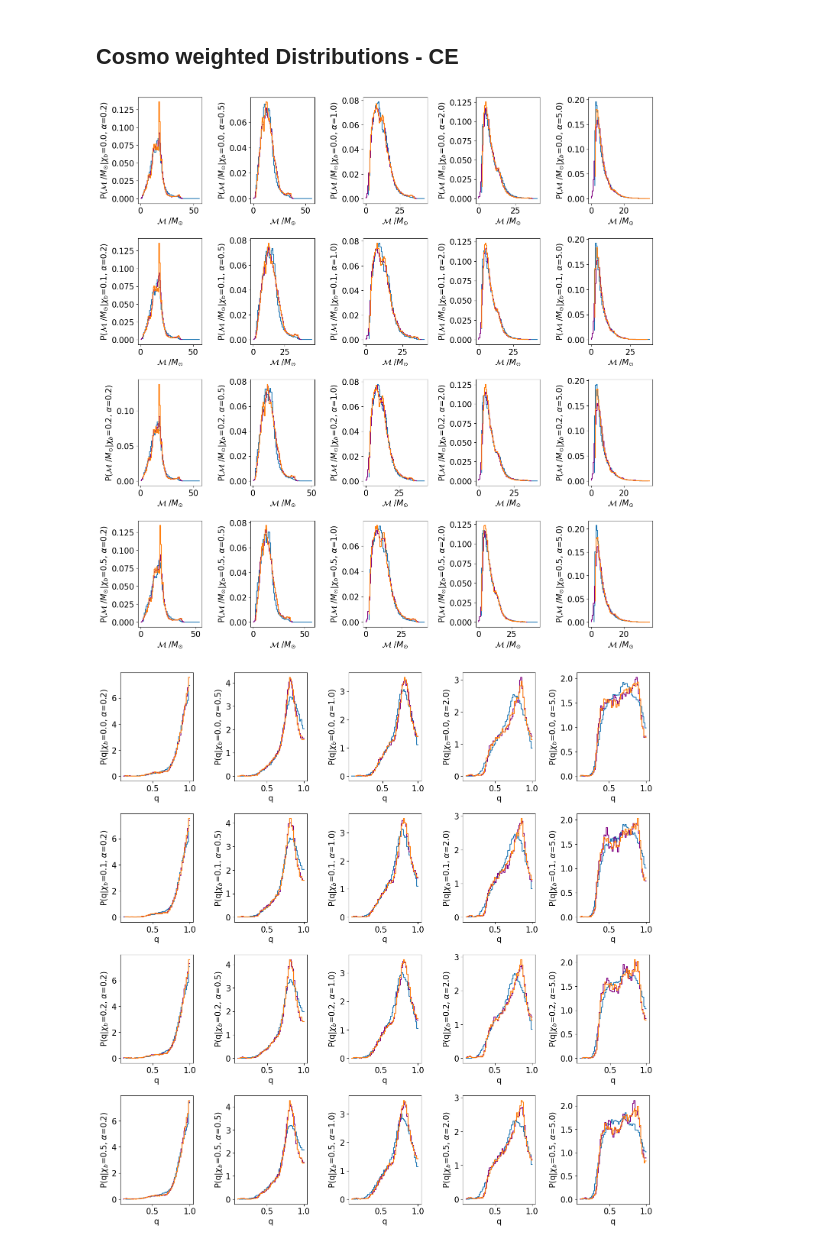
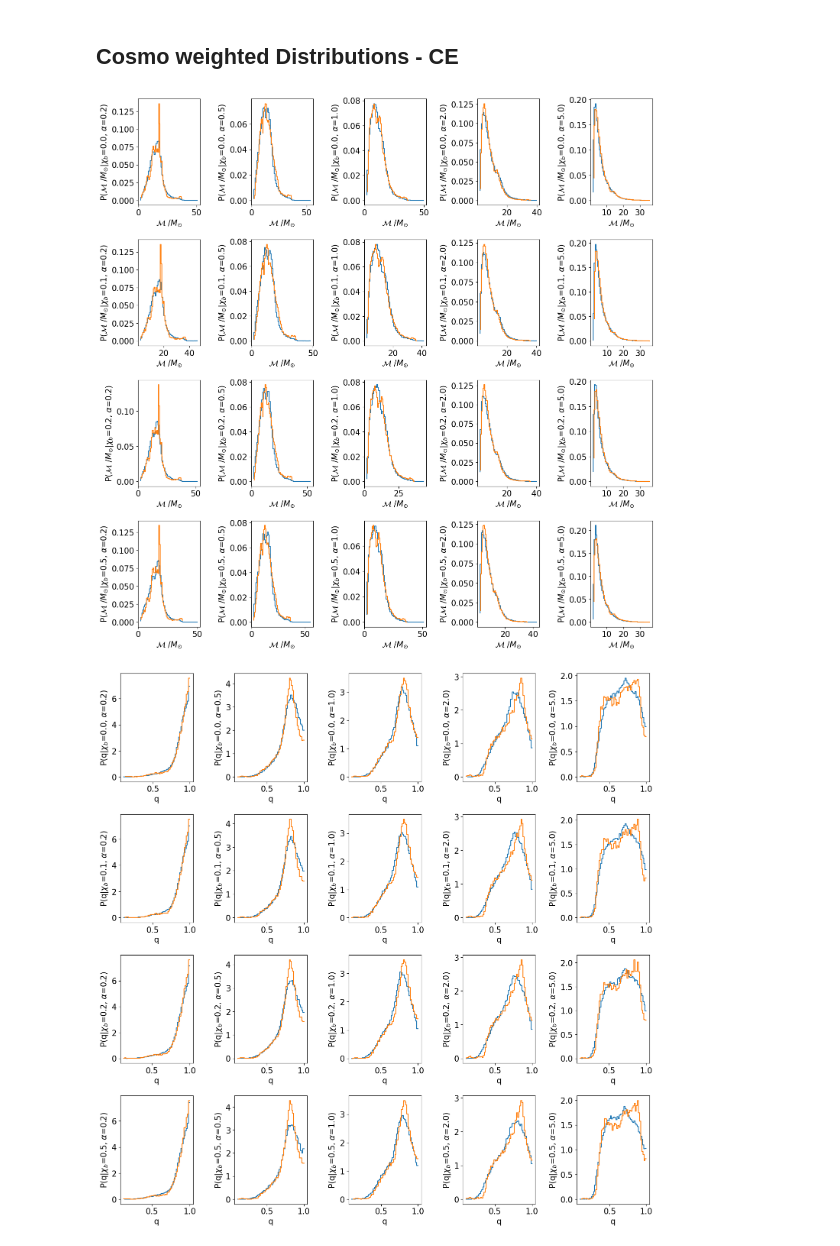
Before and after one commit to scolloms/AMAZE_model_selection, a Jupyter notebook: flow_models/check_trained_distribution.ipynb, the cells around one changed output. Cells and saved outputs as stored; diff of their text form; code cells hidden in the pictures.

```diff
--- a/flow_models/check_trained_distribution.ipynb
+++ b/flow_models/check_trained_distribution.ipynb
@@ -26,7 +28,7 @@ glasflow is using its own internal version of nflows
 #flags/inputs:
 param = ['mchirp','q', 'chieff', 'z']
 no_params = len(param)
-channel_label = 'SMT'
+channel_label = 'CE'
 
 channel_ids = {'CE':0, 'CHE':1,'GC':2,'NSC':3, 'SMT':4}
 channel_id = channel_ids[channel_label] #will be 0, 1, 2, 3, or 4
@@ -147,7 +149,7 @@ np.trapz(ptheta_achi_flow_persamp)
 # %% [output]
 array([-9.3172026e+08], dtype=float32)
 # %%
-flow.load_model('./', channel_label)
+flow.load_model('./raw_samples/', channel_label)
 weighted_flow.load_model('./cosmo_weights/newmappings_2/', channel_label)
 # %% [markdown]
 ## Unweighted flow distributions - nonCE
@@ -284,33 +286,33 @@ fig_z, ax_z = plt.subplots(4,5)
 
 param_label = ['$\mathcal{M}$ /$M_{\odot}$','q', '$\chi_{eff}$', 'z']
 
 for chi_b_id, xb in enumerate(chi_b):
     for alpha_id, a in enumerate(alpha_CE):
         flow_samples_stack = weighted_flow.flow.sample(no_samples, np.array([xb,a]))
         flow_mchirp = weighted_flow.expistic(flow_samples_stack[:,0], weighted_flow.mappings[0], weighted_flow.mappings[1])
         flow_q = weighted_flow.expistic(flow_samples_stack[:,1], weighted_flow.mappings[2])
         flow_chieff = np.tanh(flow_samples_stack[:,2])
         flow_z = weighted_flow.expistic(flow_samples_stack[:,3], weighted_flow.mappings[4], weighted_flow.mappings[5])
 
         mapped_flow_samples = [flow_mchirp,flow_q,flow_chieff,flow_z]
 
         kde_samples = KDE_models['CE'][submodels_dict[0][chi_b_id]][submodels_dict[1][alpha_id]].sample(no_samples)
 
         for i, ax in enumerate([ax_m,ax_q,ax_c,ax_z]):
             flow_distr, bin_edges = np.histogram(mapped_flow_samples[i], bins=no_bins, density=True)
             kde_distr, bin_edges_KDE = np.histogram(kde_samples[:,i], bins=no_bins, density=True)
             known_distr, bin_edges_known =np.histogram(models_dict[(chi_b_id,alpha_id)][:][param[i]], bins=no_bins, density=True, weights=weights_dict[(chi_b_id,alpha_id)][:])
             ax[chi_b_id,alpha_id].step(np.linspace(bin_edges[0],bin_edges[-1],no_bins),flow_distr, label='flow')
-            ax[chi_b_id,alpha_id].step(np.linspace(bin_edges_KDE[0],bin_edges_KDE[-1],no_bins),kde_distr,label='KDE', color='purple')
+            #ax[chi_b_id,alpha_id].step(np.linspace(bin_edges_KDE[0],bin_edges_KDE[-1],no_bins),kde_distr,label='KDE', color='purple')
             ax[chi_b_id,alpha_id].step(np.linspace(bin_edges_known[0],bin_edges_known[-1],no_bins),known_distr,label='underlying')
             #ax[chi_b_id,alpha_id].set_title(fr'$\chi_b$={xb} and $\alpha$={a}')
             ax[chi_b_id,alpha_id].set_xlabel(fr'{param_label[i]}')
             ax[chi_b_id,alpha_id].set_ylabel(fr'P({param_label[i]}|$\chi_b$={xb}, $\alpha$={a})')
             #ax[chi_b_id,alpha_id].legend()
             fig_mchirp.tight_layout(pad=1.3)
             fig_c.tight_layout(pad=1.3)
             fig_q.tight_layout(pad=1.3)
             fig_z.tight_layout(pad=1.3)
 # %% [output]
-[figure, old version]
+[figure, new version]
-[figure, old version]
+[figure, new version]
```
Also changed, not shown: parts of 8 cells of this notebook.
